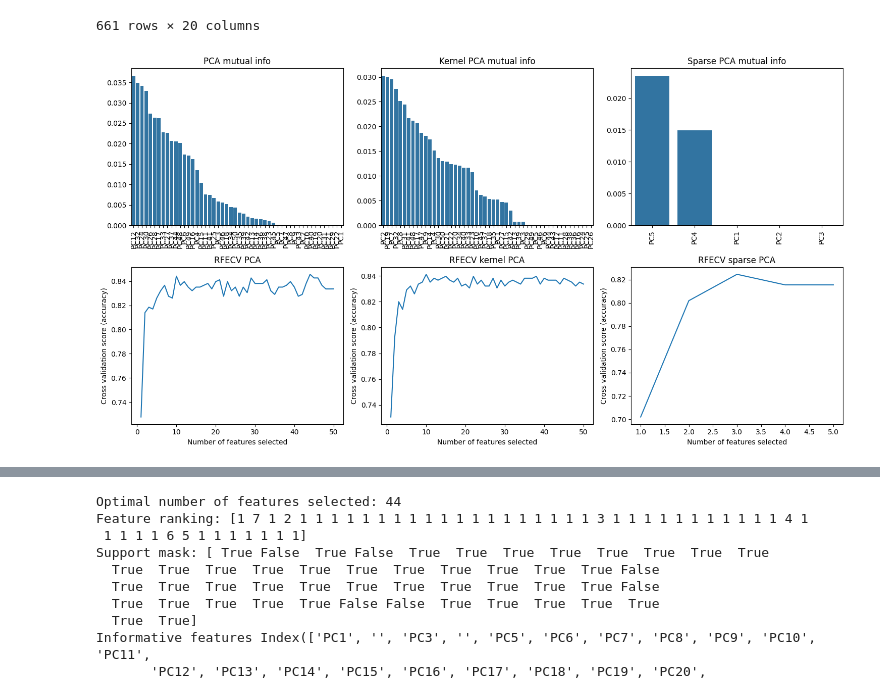
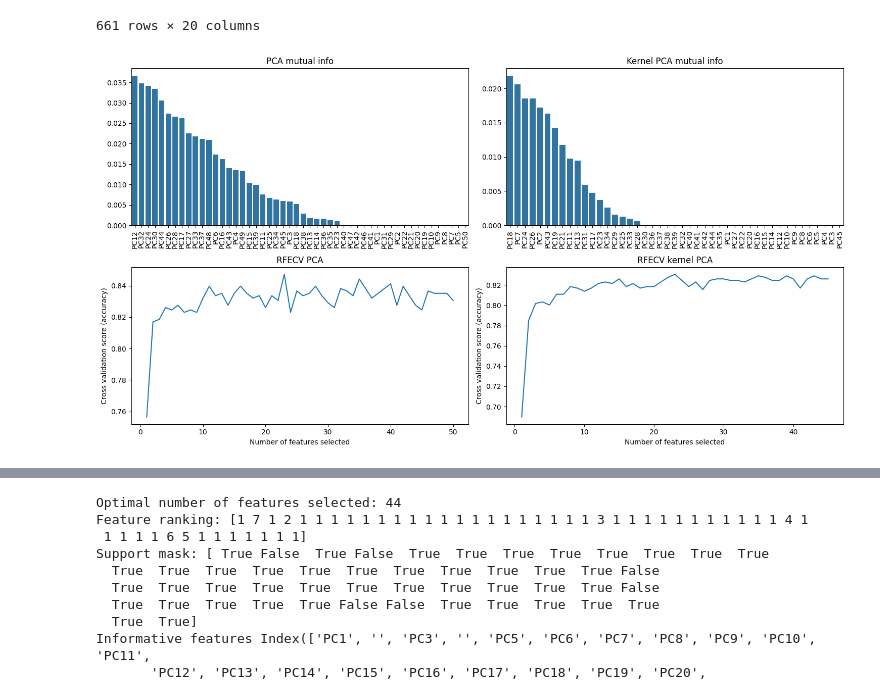
Before and after one commit to bramvandeurzen934/Group16_ECG, a Jupyter notebook: assignment_ecg_normalisation.ipynb, the cells around one changed output, grey strips where cells are left out. Drawn from its saved outputs; the diff is of its cells as text; code cells hidden in the pictures.

```diff
--- a/assignment_ecg_normalisation.ipynb
+++ b/assignment_ecg_normalisation.ipynb
@@ -536,11 +536,18 @@ X_test_pca
 166 rows × 50 columns
 # %%
 # kernel pca
-kernel_pca = KernelPCA(n_components=50, kernel="rbf")
+kernel_pca = KernelPCA(n_components=50, kernel="rbf",gamma = 20)
 kernel_pca.fit(X_train_scaled)
+
+kernel_sig_pca = KernelPCA(n_components=50, kernel="sigmoid",gamma = 20)
+kernel_sig_pca.fit(X_train_scaled)
 
 X_train_kpca = kernel_pca.transform(X_train_scaled)
 X_test_kpca = kernel_pca.transform(X_test_scaled)
+X_train_skpca = kernel_sig_pca.transform(X_train_scaled)
+X_test_skpca = kernel_sig_pca.transform(X_test_scaled)
 
 component_names = [f"PC{i+1}" for i in range(X_train_kpca.shape[1])]
 X_train_kpca = pd.DataFrame(X_train_kpca,columns = component_names,index = X_train.index)
+component_names = [f"PC{i+1}" for i in range(X_train_skpca.shape[1])]
+X_train_skpca = pd.DataFrame(X_train_skpca,columns = component_names,index = X_train.index)
@@ -634,49 +649,37 @@ from sklearn.feature_selection import mutual_info_classif, SelectKBest, RFECV
 from sklearn.model_selection import StratifiedKFold
 from sklearn.ensemble import RandomForestClassifier
 # mutual information
-fig, axes = plt.subplots(2,3,figsize = [15,8])
+fig, axes = plt.subplots(2,2,figsize = [15,8])
 mutual_info_kpca = pd.Series(mutual_info_classif(X_train_kpca,y_train),index = X_train_kpca.columns).sort_values(ascending=False)
 mutual_info_pca = pd.Series(mutual_info_classif(X_train_pca,y_train),index = X_train_pca.columns).sort_values(ascending=False)
-mutual_info_spca = pd.Series(mutual_info_classif(X_train_spca,y_train),index = X_train_spca.columns).sort_values(ascending=False)
 
 # RFECV
 clf = RandomForestClassifier(n_estimators=100, random_state=1)
 rfecv_pca = RFECV(estimator=clf, step=1, cv=StratifiedKFold(5), scoring='accuracy')
 rfecv_pca.fit(X_train_pca, y_train)
 
 rfecv_kpca = RFECV(estimator=clf, step=1, cv=StratifiedKFold(5), scoring='accuracy')
 rfecv_kpca.fit(X_train_kpca, y_train)
 
-rfecv_spca = RFECV(estimator=clf, step=1, cv=StratifiedKFold(5), scoring='accuracy')
-rfecv_spca.fit(X_train_spca, y_train)
-
 # figures Mutual information
 sns.barplot(mutual_info_pca, ax = axes[0,0])
 axes[0,0].set_title('PCA mutual info')
 axes[0,0].set_xticklabels(mutual_info_pca.index,rotation = 90)
 sns.barplot(mutual_info_kpca,ax = axes[0,1])
 axes[0,1].set_title('Kernel PCA mutual info')
 axes[0,1].set_xticklabels(mutual_info_kpca.index,rotation = 90)
-sns.barplot(mutual_info_spca,ax = axes[0,2])
-axes[0,2].set_title('Sparse PCA mutual info')
-axes[0,2].set_xticklabels(mutual_info_spca.index,rotation = 90)
 
 # figures RFECV
 axes[1,0].set_xlabel("Number of features selected")
 axes[1,0].set_ylabel("Cross validation score (accuracy)")
 axes[1,0].set_title("RFECV PCA")
 axes[1,0].plot(range(1, len(rfecv_pca.cv_results_['mean_test_score']) + 1), rfecv_pca.cv_results_['mean_test_score'])
 
 axes[1,1].set_xlabel("Number of features selected")
 axes[1,1].set_ylabel("Cross validation score (accuracy)")
 axes[1,1].set_title("RFECV kernel PCA")
 axes[1,1].plot(range(1, len(rfecv_kpca.cv_results_['mean_test_score']) + 1), rfecv_kpca.cv_results_['mean_test_score'])
 
-axes[1,2].set_xlabel("Number of features selected")
-axes[1,2].set_ylabel("Cross validation score (accuracy)")
-axes[1,2].plot(range(1, len(rfecv_spca.cv_results_['mean_test_score']) + 1), rfecv_spca.cv_results_['mean_test_score'])
-axes[1,2].set_title("RFECV sparse PCA")
-
 plt.tight_layout()
 # %% [output]
-[figure, old version]
+[figure, new version]
```
Also changed, not shown: parts of 9 cells of this notebook.
